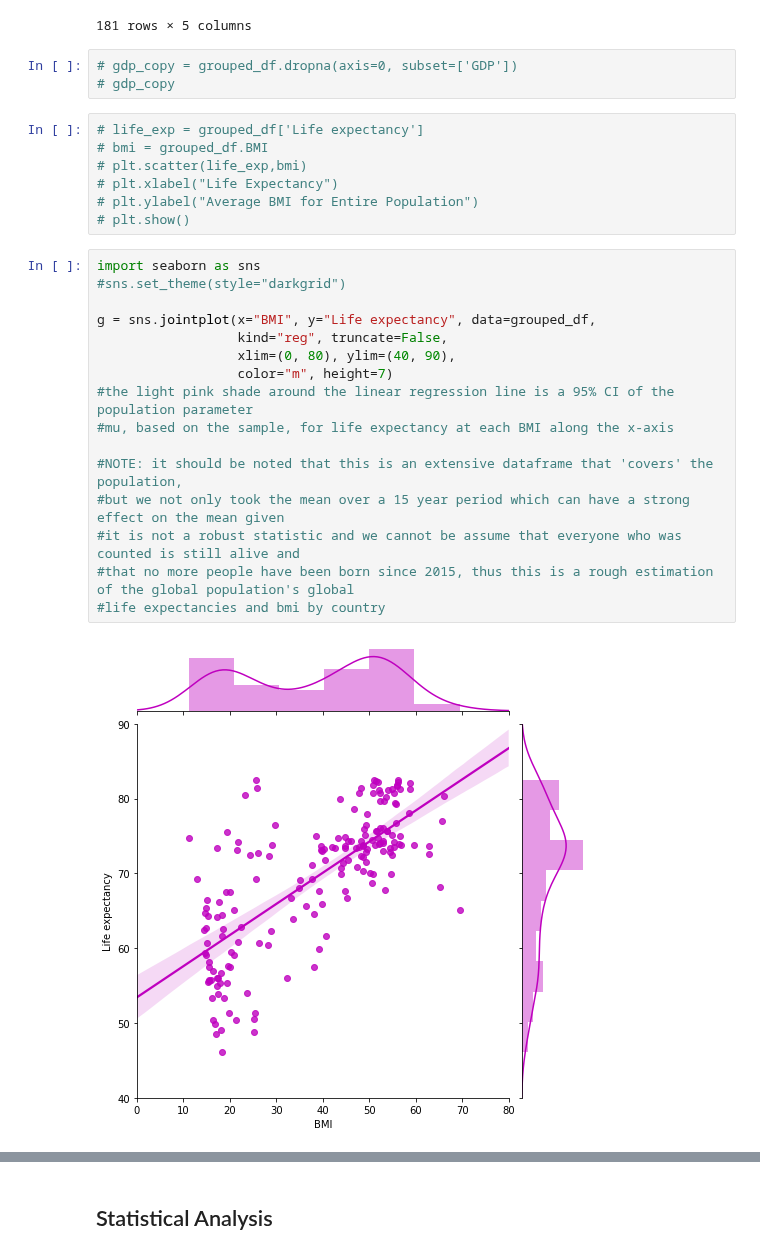
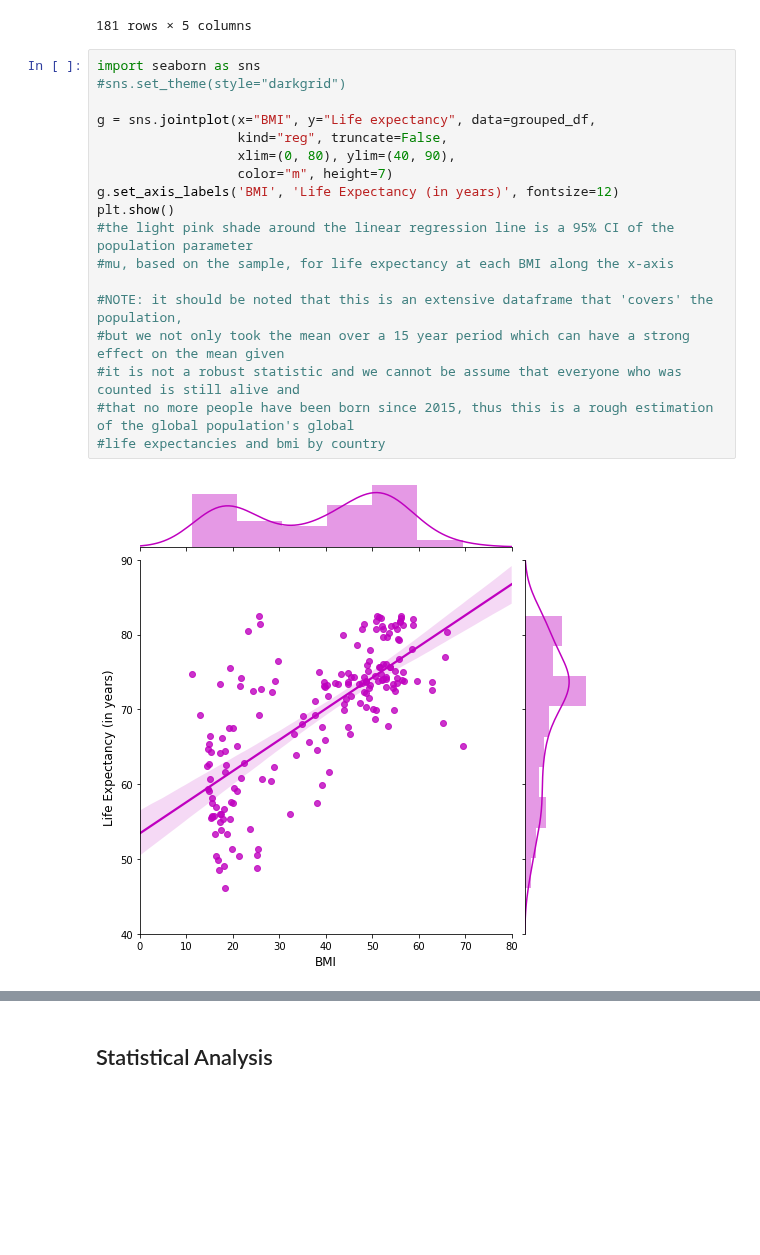
Before and after one commit to jaryan77/TeamTitans_Project_1, a Jupyter notebook: summer_life.ipynb, the cells around one changed output, grey strips where cells are left out. Cells and saved outputs as stored; diff of their text form; blank space fills up the shorter version.

```diff
--- a/summer_life.ipynb
+++ b/summer_life.ipynb
@@ -121,33 +121,25 @@ grouped_df
 | 179 | Zambia | Developing | 53.90625 | 17.45000 | 17.45000 |
 | 180 | Zimbabwe | Developing | 50.48750 | 25.13750 | 25.13750 |
 181 rows × 5 columns
-# %%
-# gdp_copy = grouped_df.dropna(axis=0, subset=['GDP'])
-# gdp_copy
-# %%
-# life_exp = grouped_df['Life expectancy']
-# bmi = grouped_df.BMI
-# plt.scatter(life_exp,bmi)
-# plt.xlabel("Life Expectancy")
-# plt.ylabel("Average BMI for Entire Population")
-# plt.show()
 # %%
 import seaborn as sns
 #sns.set_theme(style="darkgrid")
 
 g = sns.jointplot(x="BMI", y="Life expectancy", data=grouped_df,
                   kind="reg", truncate=False,
                   xlim=(0, 80), ylim=(40, 90),
                   color="m", height=7)
+g.set_axis_labels('BMI', 'Life Expectancy (in years)', fontsize=12)
+plt.show()
 #the light pink shade around the linear regression line is a 95% CI of the population parameter
 #mu, based on the sample, for life expectancy at each BMI along the x-axis
 
 #NOTE: it should be noted that this is an extensive dataframe that 'covers' the population,
 #but we not only took the mean over a 15 year period which can have a strong effect on the mean given
 #it is not a robust statistic and we cannot be assume that everyone who was counted is still alive and
 #that no more people have been born since 2015, thus this is a rough estimation of the global population's global
 #life expectancies and bmi by country
 # %% [output]
-[figure, old version]
+[figure, new version]
 # %%
 from scipy.stats import linregress
```
Also changed, not shown: parts of 7 cells of this notebook.
